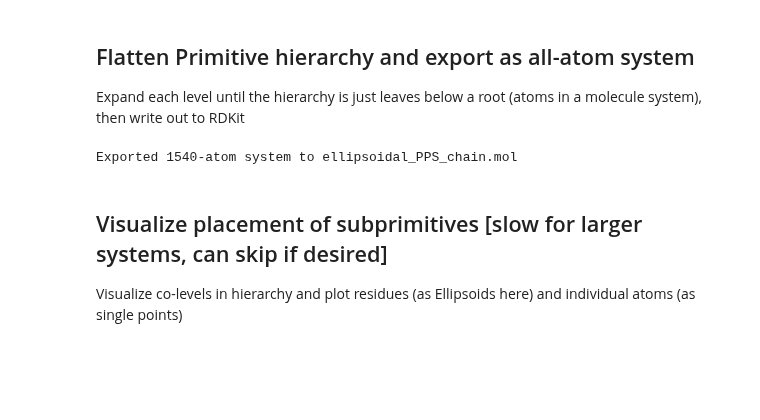
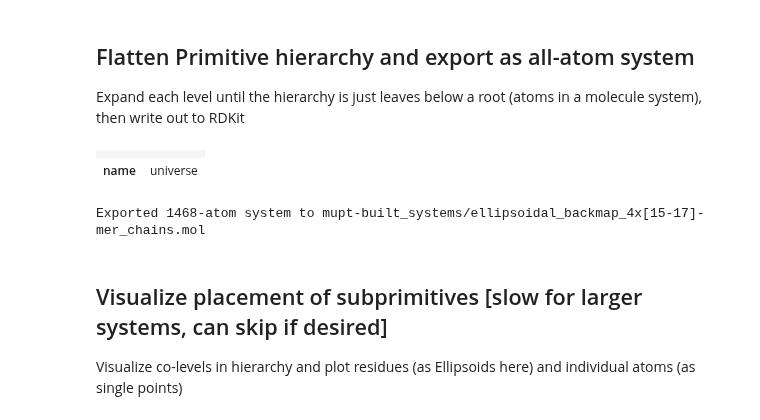
Before and after one commit to StephMcCallum/mupt-examples, a Jupyter notebook: ellipsoidal_chain_placement.ipynb, the cells around one changed output. Saved outputs shown, nothing was run; the diff lists cells and outputs as text; code cells hidden in the pictures; blank space fills up the shorter version.

Commit message:
Separated RDKit conversion from file writing to more clearly show steps and direct to dedicated structure files dir

```diff
--- a/ellipsoidal_chain_placement.ipynb
+++ b/ellipsoidal_chain_placement.ipynb
@@ -197,18 +197,27 @@ WARNING:mupt.mupr.primitives:Attempting to infer internal connections automatica
 # %% [markdown]
 ## Flatten Primitive hierarchy and export as all-atom system
 Expand each level until the hierarchy is just leaves below a root (atoms in a molecule system), then write out to RDKit
+# %%
+from mupt.interfaces.rdkit import primitive_to_rdkit
+
+chain : Mol = primitive_to_rdkit(univprim.copy()) # make copy for export, as flattening is done in-place
+display(chain)
+# %% [output]
+|  |  |
+| name | universe |
 # %%
+from pathlib import Path
 from rdkit.Chem import MolToMolFile
-from mupt.interfaces.rdkit import primitive_to_rdkit
 
 
-save_path : str = 'ellipsoidal_PPS_chain.mol'
-chain : Mol = primitive_to_rdkit(univprim.copy()) # make copy for export, as flattening is done in-place
+save_dir : Path = Path('mupt-built_systems')
+save_dir.mkdir(exist_ok=True)
+save_path : Path = save_dir / f'ellipsoidal_backmap_{n_chains}x[{dop_min}-{dop_max}]-mer_chains.mol'
 
-MolToMolFile(chain, save_path)
+MolToMolFile(chain, str(save_path))
 print(f'Exported {chain.GetNumAtoms()}-atom system to {save_path}')
 # %% [output]
-Exported 1540-atom system to ellipsoidal_PPS_chain.mol
+Exported 1468-atom system to mupt-built_systems/ellipsoidal_backmap_4x[15-17]-mer_chains.mol
 # %% [markdown]
 ## Visualize placement of subprimitives [slow for larger systems, can skip if desired]
 Visualize co-levels in hierarchy and plot residues (as Ellipsoids here) and individual atoms (as single points)
```
Also changed, not shown: parts of 3 cells of this notebook.
